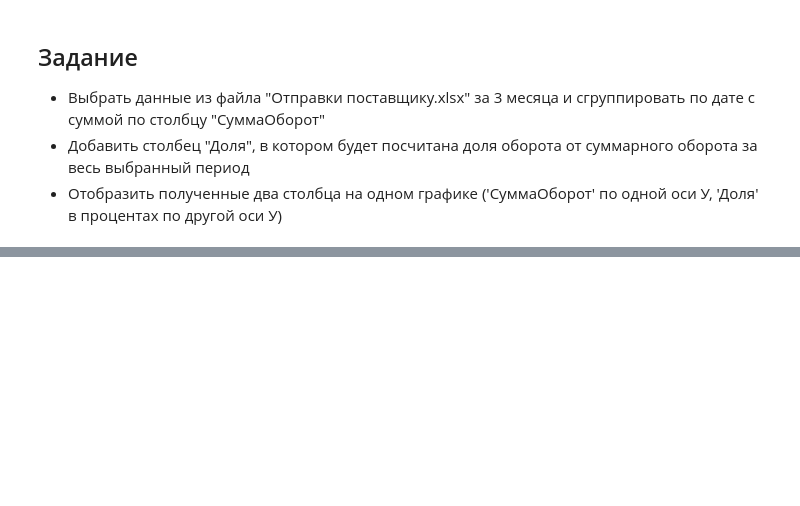
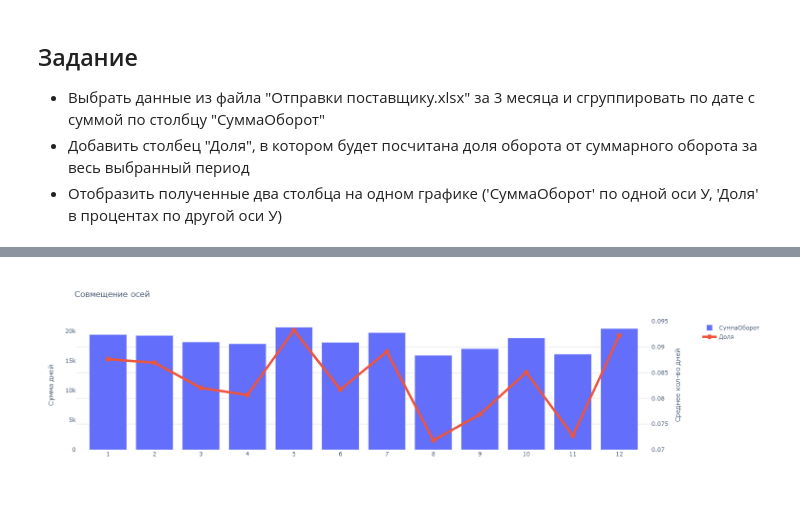
Before and after one commit to HarakaRisasi/dns_data_analysis_study, a Jupyter notebook: 8 занятие/Совмещение осей.ipynb, the cells around one changed output, grey strips where cells are left out. Drawn from its saved outputs; the diff is of its cells as text; code cells hidden in the pictures; blank space fills up the shorter version.

```diff
--- a/8 занятие/Совмещение осей.ipynb
+++ b/8 занятие/Совмещение осей.ipynb
@@ -56,3 +57,6 @@ figure.show()
 * Выбрать данные из файла "Отправки поставщику.xlsx" за 3 месяца и сгруппировать по дате с суммой по столбцу "СуммаОборот"
 * Добавить столбец "Доля", в котором будет посчитана доля оборота от суммарного оборота за весь выбранный период
 * Отобразить полученные два столбца на одном графике ('СуммаОборот' по одной оси У, 'Доля' в процентах по другой оси У)
+# %%
+df = pd.read_excel("../2 занятие/Отправки поставщику.xlsx", sheet_name='TDSheet')
+df
@@ -58,0 +77,3 @@ figure.show()
+# %%
+df['Месяц'] = df['Неделя'].dt.month
+df
@@ -58,0 +94,3 @@ figure.show()
+# %%
+df_ = df.groupby('Месяц').agg({'СуммаОборот': 'mean'}).reset_index()
+df_
@@ -58,0 +111,3 @@ figure.show()
+# %%
+df_['Доля'] = df_['СуммаОборот']/df_['СуммаОборот'].sum()
+df_
@@ -58,0 +128,37 @@ figure.show()
+# %%
+figure = make_subplots(specs=[[{"secondary_y": True}]])
+
+figure.add_trace(
+    go.Bar(x=df_['Месяц'],
+           y=df_["СуммаОборот"],
+           name="СуммаОборот",
+           hovertemplate='%{y:.3s}<br>%{x}'
+           ),
+    secondary_y=False)
+
+figure.add_trace(
+    go.Scatter(x=df_['Месяц'],
+                y=df_["Доля"],
+                name="Доля",
+                mode='lines+markers',
+                hovertemplate='%{y:.3f}<br>%{x}',
+                line_width=5,
+                marker_size=10),
+secondary_y=True)
+
+figure.update_layout(plot_bgcolor='white',
+                     title = 'Совмещение осей')
+
+figure.update_xaxes(categoryarray=group['Дата'].unique(),
+                    type='category')
+
+figure.update_yaxes(title = 'Сумма дней',
+                    secondary_y=False)
+
+figure.update_yaxes(showgrid=True,
+                    gridcolor='rgb(220, 220, 220)',
+                    title = 'Среднее кол-во дней',
+                    secondary_y=True)
+figure.show()
+# %% [output]
+[figure, added]
```
Also changed, not shown: parts of 6 cells of this notebook.
